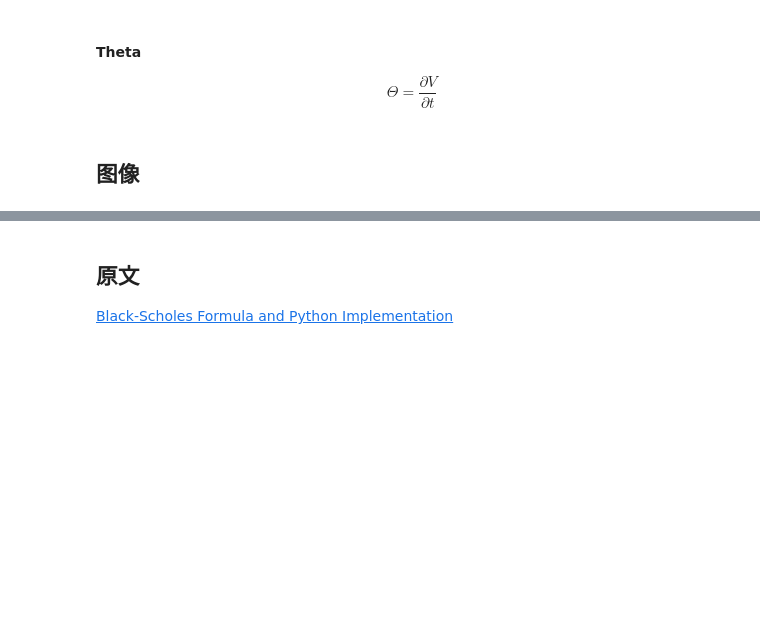
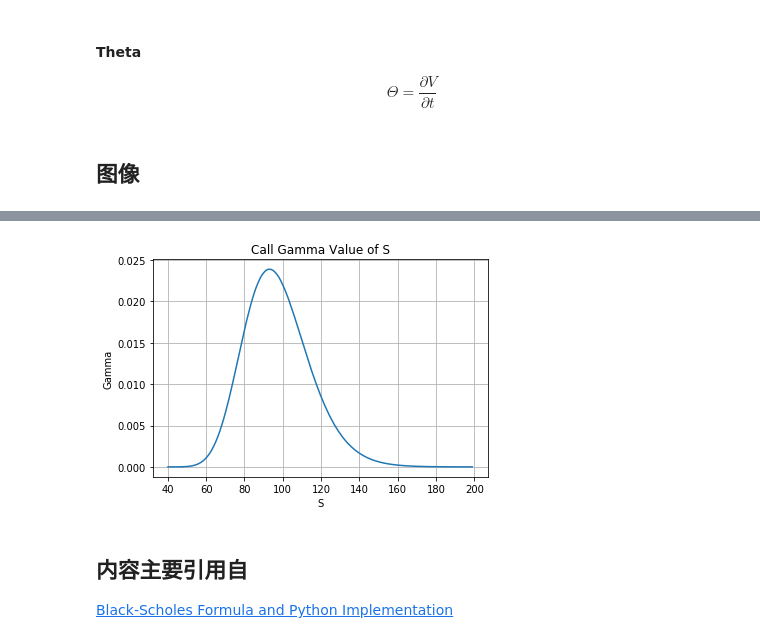
Before and after one commit to chenxin1-5/option-study, a Jupyter notebook: black-scholes-model.ipynb, the cells around one changed output, grey strips where cells are left out. Saved outputs shown, nothing was run; the diff lists cells and outputs as text; code cells hidden in the pictures; blank space fills up the shorter version.

```diff
--- a/black-scholes-model.ipynb
+++ b/black-scholes-model.ipynb
@@ -137,3 +166,26 @@ plt.show()
+# %%
+## Gamma Plot
+s = np.arange(40.0, 200.0, 1.0)
+c = []
+for s_i in s:
+    c.append(gamma.evalf(subs={
+        S: s_i,
+        K: 100,
+        T: 1,
+        t: 0.5,
+        r: 0.05,
+        sigma: 0.25},n=2))
+
+fig, ax = plt.subplots()
+ax.plot(s, c)
+
+ax.set(xlabel='S', ylabel='Gamma',
+       title='Call Gamma Value of S')
+ax.grid()
+
+plt.show()
+# %% [output]
+[figure, added]
 # %% [markdown]
-## 原文
+## 内容主要引用自
 [Black-Scholes Formula and Python Implementation](https://aaronschlegel.me/black-scholes-formula-python.html)
```
Also changed, not shown: parts of 2 cells of this notebook.
